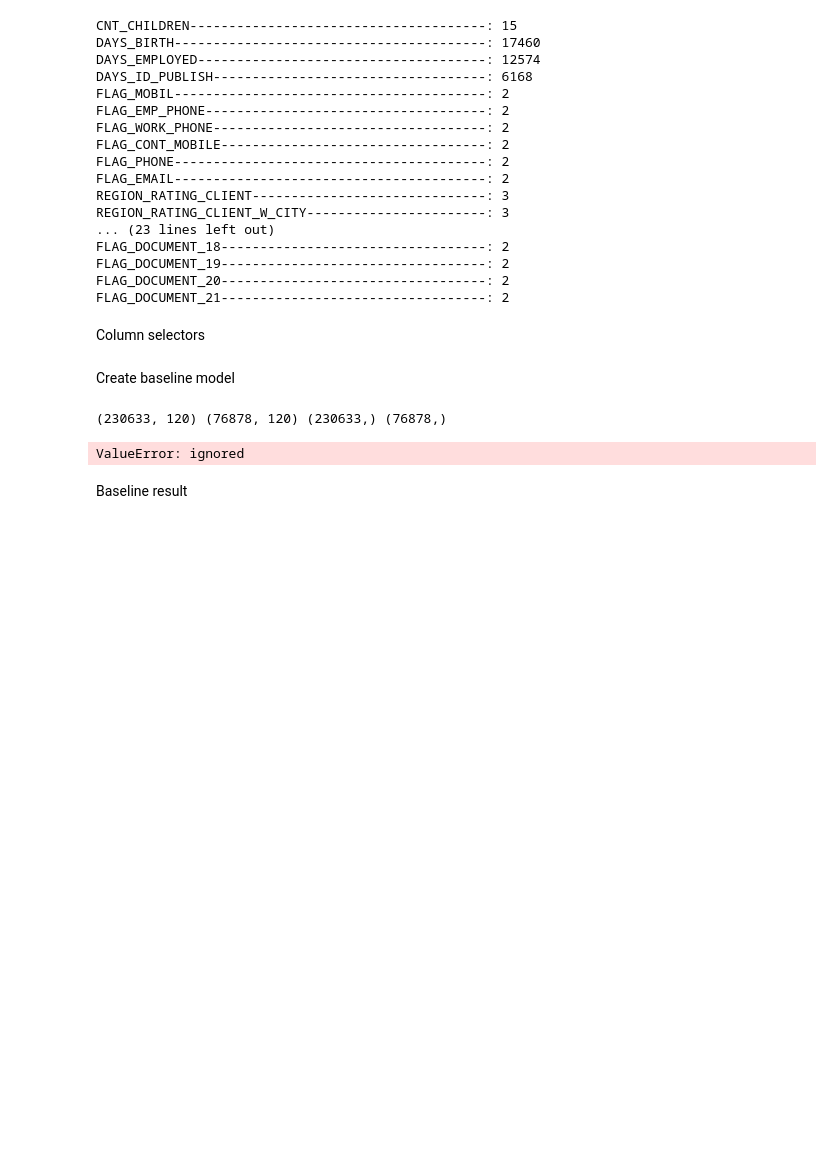
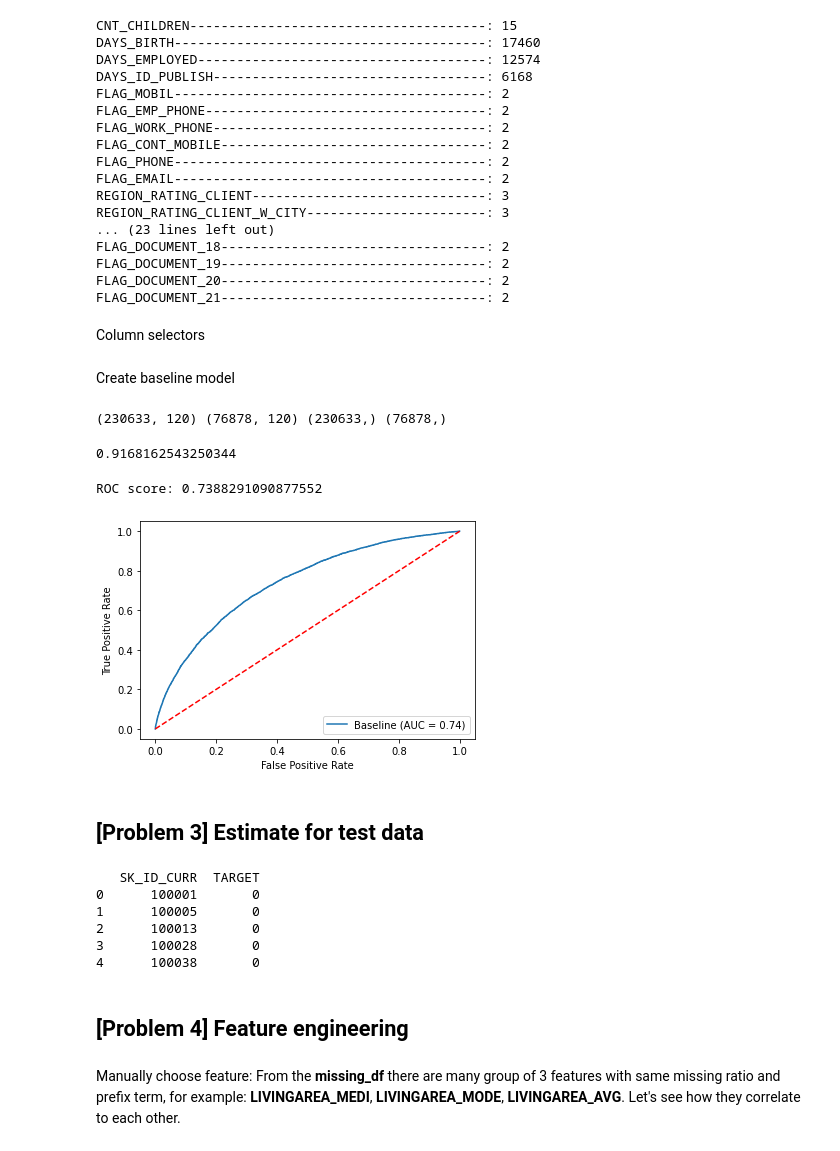
Before and after one commit to ysoseriouz/diveintocode-ml, a Jupyter notebook: ML_Week4_ass.ipynb, the cells around one changed output. Cells and saved outputs as stored; diff of their text form; code cells hidden in the pictures; blank space fills up the shorter version.

```diff
--- a/ML_Week4_ass.ipynb
+++ b/ML_Week4_ass.ipynb
@@ -162,27 +178,26 @@ X_train, X_val, y_train, y_val = train_test_split(X, y, test_size=0.25, random_s
 print(X_train.shape, X_val.shape, y_train.shape, y_val.shape)
 # %% [output]
 (230633, 120) (76878, 120) (230633,) (76878,)
-# %%
-X_train = preprocessor.fit_transform(X_train)
-X_val = preprocessor.transform(X_val)
 # %%
 model = make_pipeline(preprocessor, SGDClassifier(loss='log', random_state=0))
 model.fit(X_train, y_train)
 model.score(X_val, y_val)
 # %% [output]
-ValueError: ignored
+0.9168162543250344
 # %%
 from sklearn.metrics import roc_auc_score, plot_roc_curve
 
-y_pred = model.predict(X_val)
-# y_score = model.predict_proba(X_val)
-# score = roc_auc_score(y_val, y_score[:,1])
-# print("ROC score:", score)
-# plot_roc_curve(model, X_val, y_val, drop_intermediate=False, name="Baseline")
-# plt.plot([0, 1], [0, 1], linestyle='--', color='r')
-# plt.show()
+y_score = model.predict_proba(X_val)
+score = roc_auc_score(y_val, y_score[:,1])
+print("ROC score:", score)
+plot_roc_curve(model, X_val, y_val, drop_intermediate=False, name="Baseline")
+plt.plot([0, 1], [0, 1], linestyle='--', color='r')
+plt.show()
+# %% [output]
+ROC score: 0.7388291090877552
+[figure, added]
-# %% [markdown]
-Baseline result
+# %% [markdown]
+## [Problem 3] Estimate for test data
 # %%
 df_test = pd.read_csv("sample_data/application_test.csv", index_col='SK_ID_CURR')
 
@@ -190,3 +205,15 @@ preds_test = model.predict(df_test)
 output_df = pd.DataFrame({"SK_ID_CURR": df_test.index,
                           "TARGET": preds_test})
 print(output_df.head())
+# %% [output]
+   SK_ID_CURR  TARGET
+0      100001       0
+1      100005       0
+2      100013       0
+3      100028       0
+4      100038       0
+# %% [markdown]
+## [Problem 4] Feature engineering
+# %% [markdown]
+Manually choose feature:
+From the **missing_df** there are many group of 3 features with same missing ratio and prefix term, for example: **LIVINGAREA_MEDI**, **LIVINGAREA_MODE**, **LIVINGAREA_AVG**. Let's see how they correlate to each other.
```
Also changed, not shown: parts of 25 cells of this notebook.
